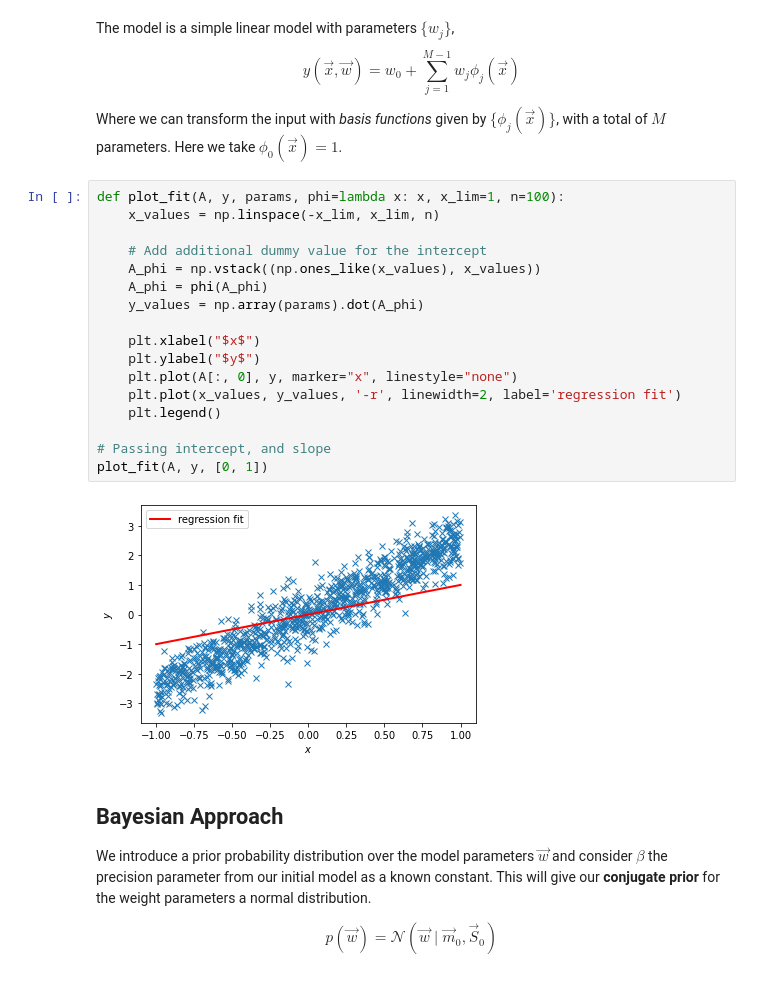
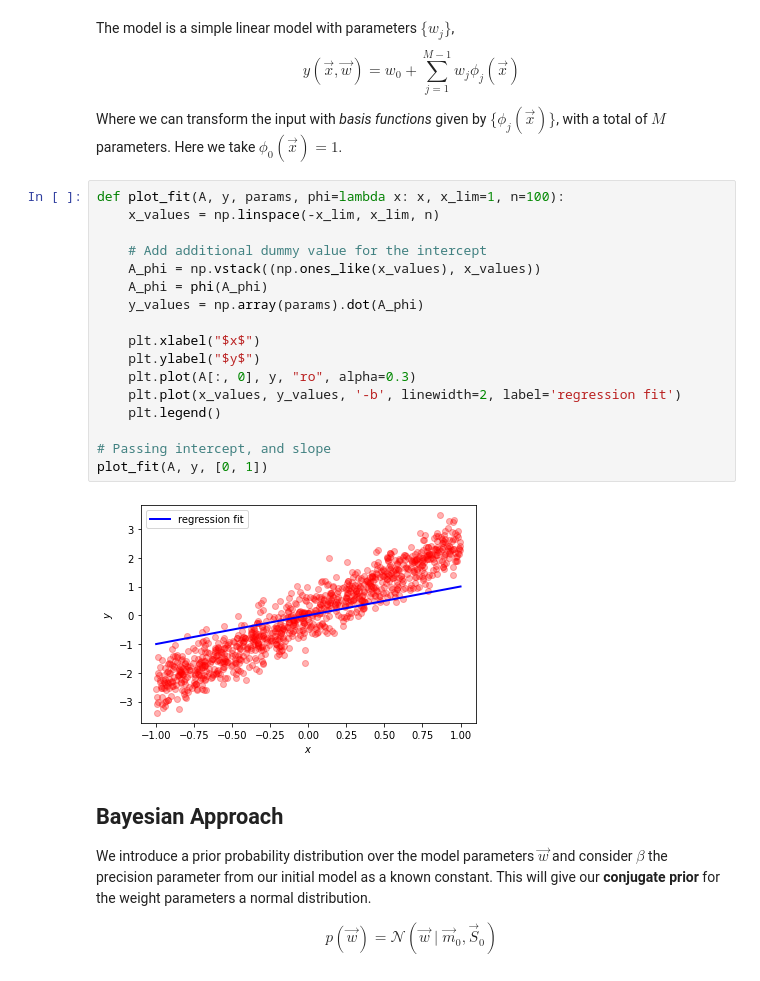
Before and after one commit to RobvanGastel/optimization-ml, a Jupyter notebook: Bayesian_linear_regression.ipynb, the cells around one changed output. Cells and saved outputs as stored; diff of their text form.

Commit message:
Improving plotting regression

```diff
--- a/Bayesian_linear_regression.ipynb
+++ b/Bayesian_linear_regression.ipynb
@@ -36,22 +37,22 @@ Where we can transform the input with _basis functions_ given by $\{\phi_j(\vec{
 # %%
 def plot_fit(A, y, params, phi=lambda x: x, x_lim=1, n=100):
     x_values = np.linspace(-x_lim, x_lim, n)
 
     # Add additional dummy value for the intercept
     A_phi = np.vstack((np.ones_like(x_values), x_values))
     A_phi = phi(A_phi)
     y_values = np.array(params).dot(A_phi)
 
     plt.xlabel("$x$")
     plt.ylabel("$y$")
-    plt.plot(A[:, 0], y, marker="x", linestyle="none")
-    plt.plot(x_values, y_values, '-r', linewidth=2, label='regression fit')
+    plt.plot(A[:, 0], y, "ro", alpha=0.3)
+    plt.plot(x_values, y_values, '-b', linewidth=2, label='regression fit')
     plt.legend()
 
 # Passing intercept, and slope
 plot_fit(A, y, [0, 1])
 # %% [output]
-[figure, old version]
+[figure, new version]
 # %% [markdown]
 ## Bayesian Approach
 We introduce a prior probability distribution over the model parameters $\vec{w}$ and consider $\beta$ the precision parameter from our initial model as a known constant. This will give our **conjugate prior** for the weight parameters a normal distribution.
```
Also changed, not shown: parts of 8 cells of this notebook.
